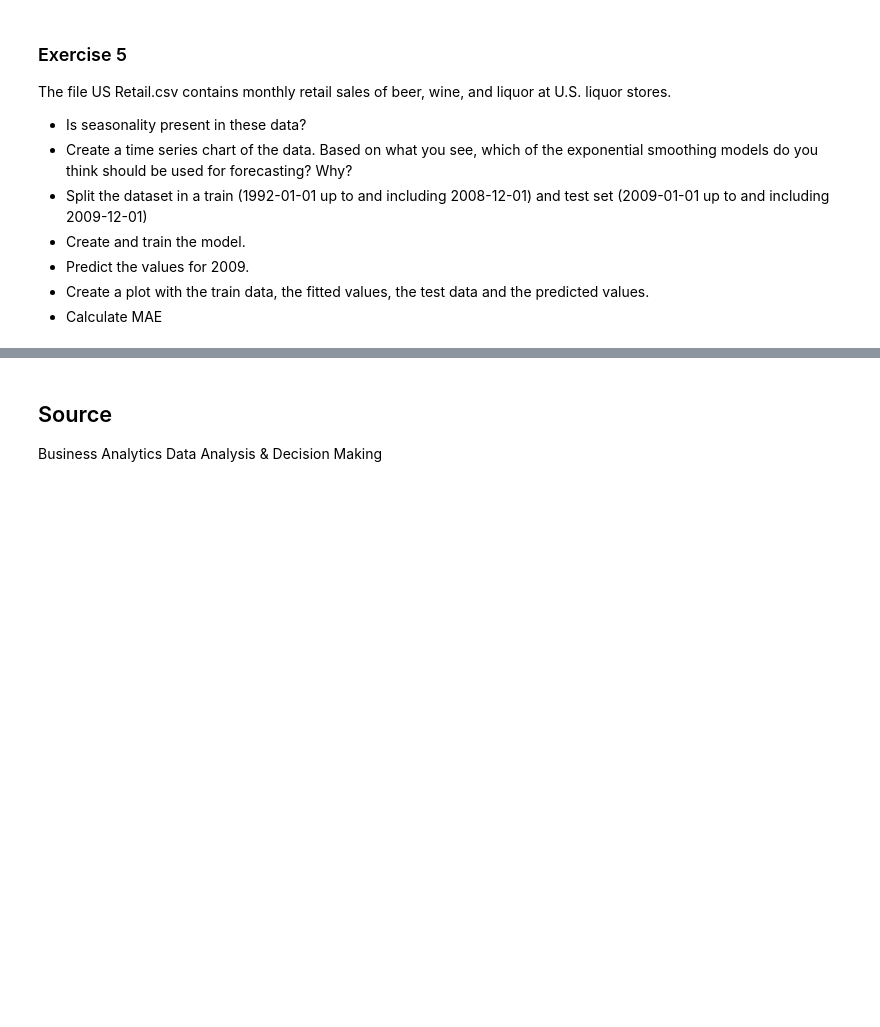
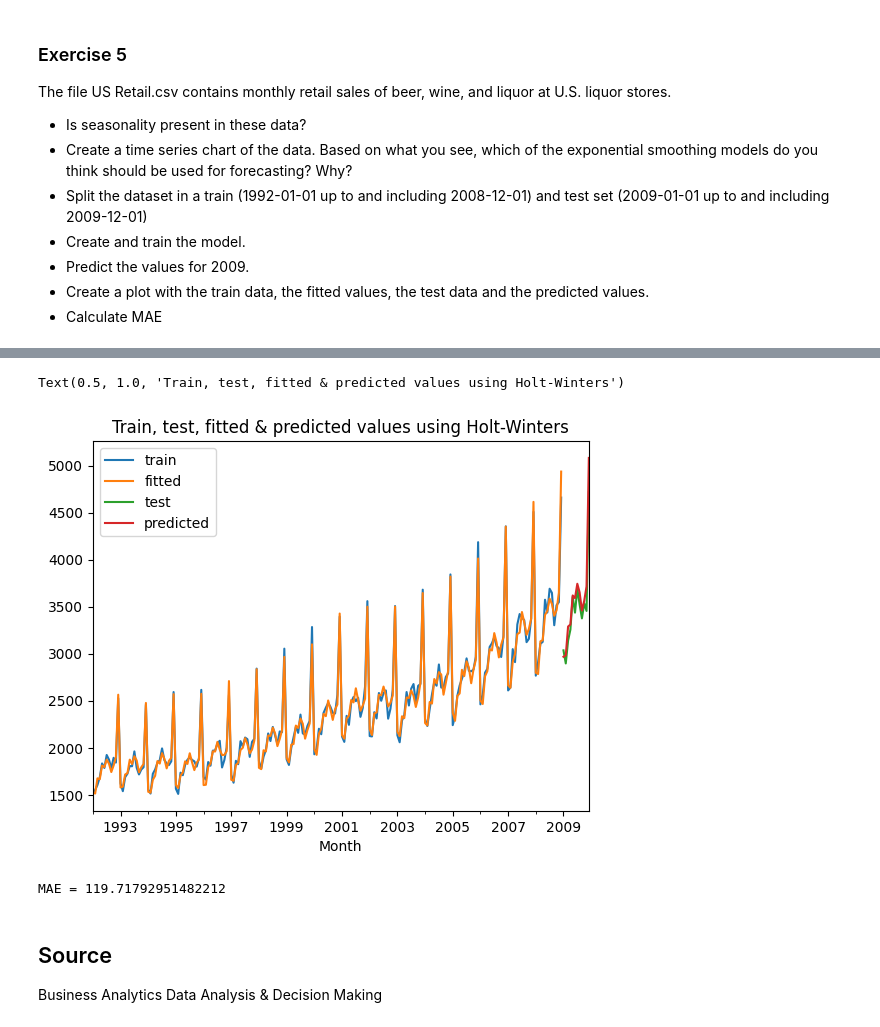
Before and after one commit to Bataklik/Data-Science-_-AI, a Jupyter notebook: 7-time-series/Time_series_Analysis_Lab_2.ipynb, the cells around one changed output, grey strips where cells are left out. Saved outputs shown, nothing was run; the diff lists cells and outputs as text; code cells hidden in the pictures; blank space fills up the shorter version.

```diff
--- a/7-time-series/Time_series_Analysis_Lab_2.ipynb
+++ b/7-time-series/Time_series_Analysis_Lab_2.ipynb
@@ -140,3 +215,22 @@ data.head()
+# %%
+predicted = model.forecast(12)
+
+train.plot(legend=True, label='train')
+model.fittedvalues.plot(legend=True, label='fitted')
+
+test.plot(legend=True, label='test')
+predicted.plot(legend=True, label='predicted')
+
+plt.title('Train, test, fitted & predicted values using Holt-Winters')
+# %% [output]
+Text(0.5, 1.0, 'Train, test, fitted & predicted values using Holt-Winters')
+[figure, added]
+# %%
+from sklearn.metrics import mean_absolute_error
+
+print(f'MAE = {mean_absolute_error(test,predicted)}')
+# %% [output]
+MAE = 119.71792951482212
 # %% [markdown]
 ## Source
 Business Analytics Data Analysis & Decision Making
```
Also changed, not shown: parts of 15 cells of this notebook, 3 other files.
